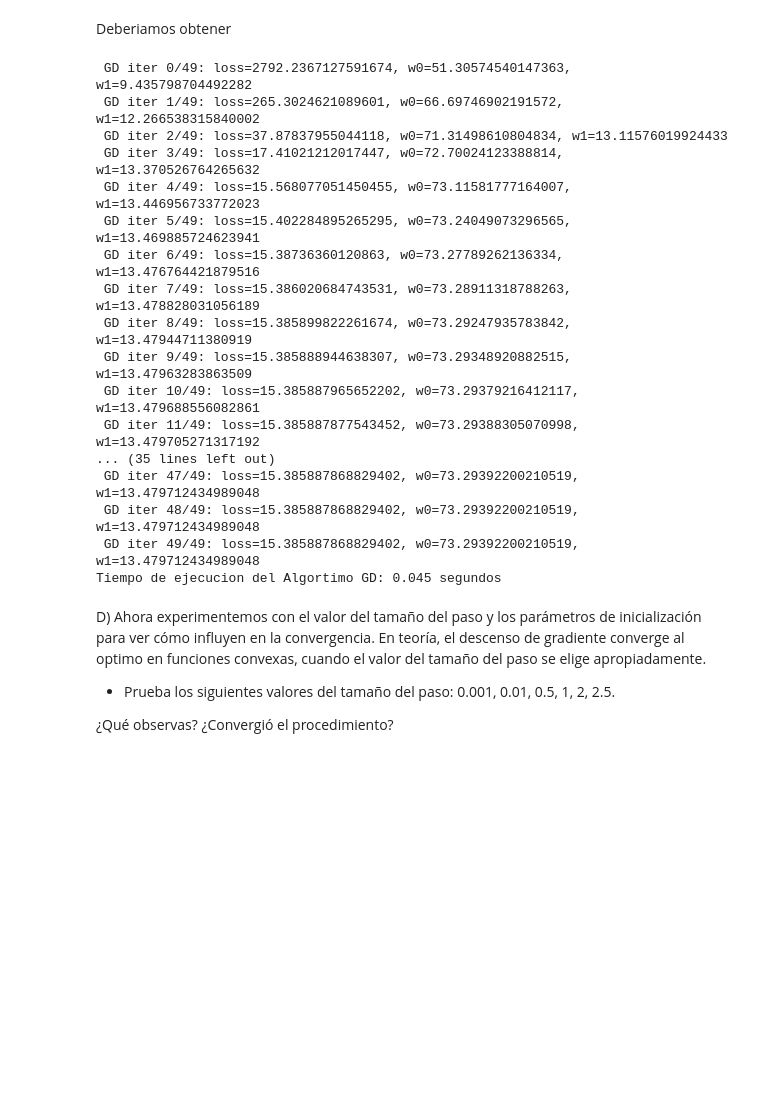
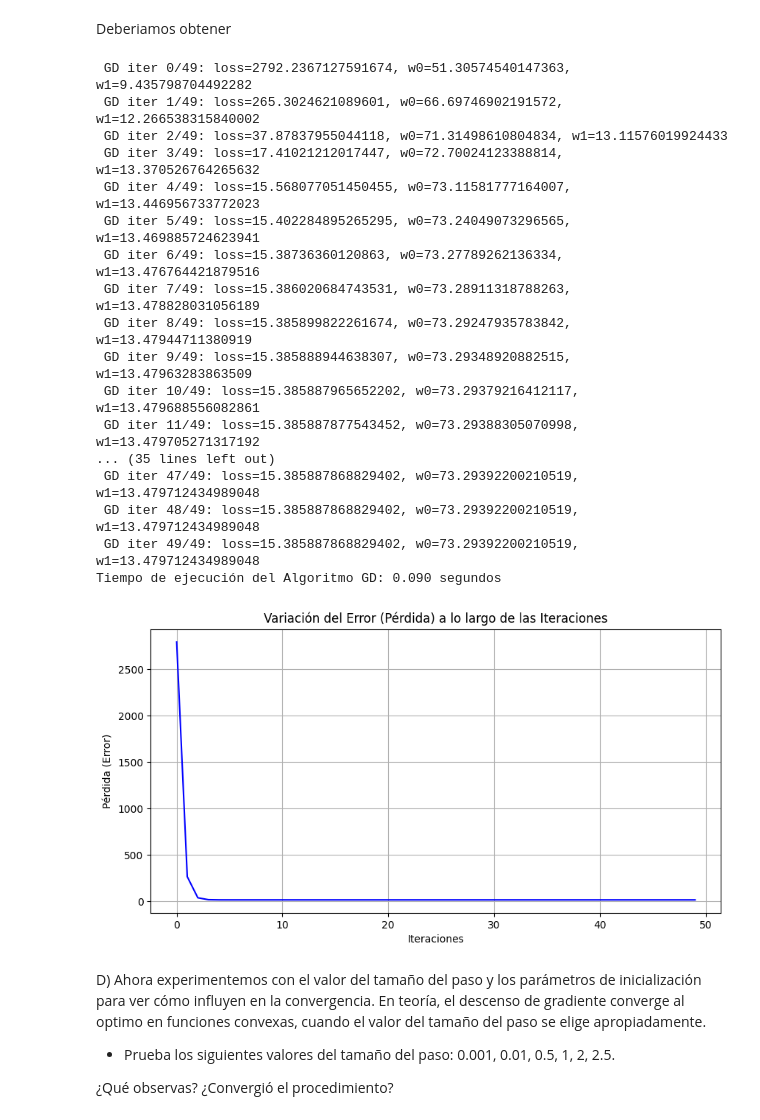
Before and after one commit to J0tta13/machine, a Jupyter notebook: miniproyecto1/RegresionyOptimizacion - students.ipynb, the cells around one changed output. Cells and saved outputs as stored; diff of their text form; code cells hidden in the pictures; blank space fills up the shorter version.

Commit message:
graficas

```diff
--- a/miniproyecto1/RegresionyOptimizacion - students.ipynb
+++ b/miniproyecto1/RegresionyOptimizacion - students.ipynb
@@ -284,9 +284,9 @@ def gd(X_, w, y):
         Un vector numpy de la forma (2,), que tiene el gradiente de la función de pérdida en w
     """
     n = len(y)
-    errors = np.dot(X_, w)
-    gradient = (1/n)*np.dot(X_.T, (errors - y))
-    return gradient
+    errors = y - np.dot(X_, w)
+    gradient = (-1/n)*np.dot(X_.T, (errors))
+    return gradient, errors
 # %% [markdown]
 Si esta bien, debe darnos lo siguiente
 # %% [markdown]
@@ -352,14 +351,9 @@ def gd_algorithm(X_, y, w_initial, max_iters, gamma):
   w = w_initial
 
   for n_iter in range(max_iters):
-    # Agrega el codigo apara calcular el gradiente y loss
-    # ...
 
-
-    # Agrega el coldigo para actualizar w
-    # ...
     loss = loss_function(X_, y, w)
-    gradient = gd(X_, w, y)
+    gradient, error= gd(X_, w, y)
     w = w - gamma*gradient
     # Guardemos w y loss
     wt.append(w)
@@ -373,47 +367,57 @@ Deberiamos obtener
 # %%
 max_iters = 50
 gamma = 0.7
-
 w_initial = np.array([0, 0])
 
 # # Iniciamos
 # start_time = datetime.datetime.now()
 # gd_l, gd_w = gd_algorithm(X_, y, w_initial, max_iters, gamma)
 # end_time = datetime.datetime.now()
 
 # # Vamos los resultados
-# ex_time = (end_time - start_time).total_seconds()
+# ex_time = (end_time - start_time).total_seconds()A
 # print(f"Tiempo de ejecucion del Algortimo GD: {ex_time:.3f} segundos")
 
 def timpo_ejecucion_gd(X_, y, w_initial, max_iters, gamma):
-  # Iniciamos
-  start_time = datetime.datetime.now()
-  gd_l, gd_w = gd_algorithm(X_, y, w_initial, max_iters, gamma)
-  end_time = datetime.datetime.now()
-  # Vamos los resultados
-  ex_time = (end_time - start_time).total_seconds()
-  print(f"Tiempo de ejecucion del Algortimo GD: {ex_time:.3f} segundos")
+    # Iniciamos
+    start_time = datetime.datetime.now()
+    gd_l, gd_w = gd_algorithm(X_, y, w_initial, max_iters, gamma)
+    end_time = datetime.datetime.now()
+
+    # Tiempo de ejecución
+    ex_time = (end_time - start_time).total_seconds()
+    print(f"Tiempo de ejecución del Algoritmo GD: {ex_time:.3f} segundos")
+
+    # Graficar la variación del error
+    plt.figure(figsize=(10, 5))
+    plt.plot(range(len(gd_l)), gd_l, color='blue')
+    plt.title('Variación del Error (Pérdida) a lo largo de las Iteraciones')
+    plt.xlabel('Iteraciones')
+    plt.ylabel('Pérdida (Error)')
+    plt.grid()
+    plt.show()
 
 
 timpo_ejecucion_gd(X_, y, w_initial, max_iters, gamma)
 # %% [output]
  GD iter 0/49: loss=2792.2367127591674, w0=51.30574540147363, w1=9.435798704492282
  GD iter 1/49: loss=265.3024621089601, w0=66.69746902191572, w1=12.266538315840002
  GD iter 2/49: loss=37.87837955044118, w0=71.31498610804834, w1=13.11576019924433
  GD iter 3/49: loss=17.41021212017447, w0=72.70024123388814, w1=13.370526764265632
  GD iter 4/49: loss=15.568077051450455, w0=73.11581777164007, w1=13.446956733772023
  GD iter 5/49: loss=15.402284895265295, w0=73.24049073296565, w1=13.469885724623941
  GD iter 6/49: loss=15.38736360120863, w0=73.27789262136334, w1=13.476764421879516
  GD iter 7/49: loss=15.386020684743531, w0=73.28911318788263, w1=13.478828031056189
  GD iter 8/49: loss=15.385899822261674, w0=73.29247935783842, w1=13.47944711380919
  GD iter 9/49: loss=15.385888944638307, w0=73.29348920882515, w1=13.47963283863509
  GD iter 10/49: loss=15.385887965652202, w0=73.29379216412117, w1=13.479688556082861
  GD iter 11/49: loss=15.385887877543452, w0=73.29388305070998, w1=13.479705271317192
 ... (35 lines left out)
  GD iter 47/49: loss=15.385887868829402, w0=73.29392200210519, w1=13.479712434989048
  GD iter 48/49: loss=15.385887868829402, w0=73.29392200210519, w1=13.479712434989048
  GD iter 49/49: loss=15.385887868829402, w0=73.29392200210519, w1=13.479712434989048
-Tiempo de ejecucion del Algortimo GD: 0.045 segundos
+Tiempo de ejecución del Algoritmo GD: 0.090 segundos
+[figure, added]
 # %% [markdown]
 D) Ahora experimentemos con el valor del tamaño del paso y los parámetros de inicialización para ver cómo influyen en la convergencia. En teoría, el descenso de gradiente converge al optimo en funciones convexas, cuando el valor del tamaño del paso se elige apropiadamente.
 - Prueba los siguientes valores del tamaño del paso: 0.001, 0.01, 0.5, 1, 2, 2.5.
```
Also changed, not shown: parts of 12 cells of this notebook.
